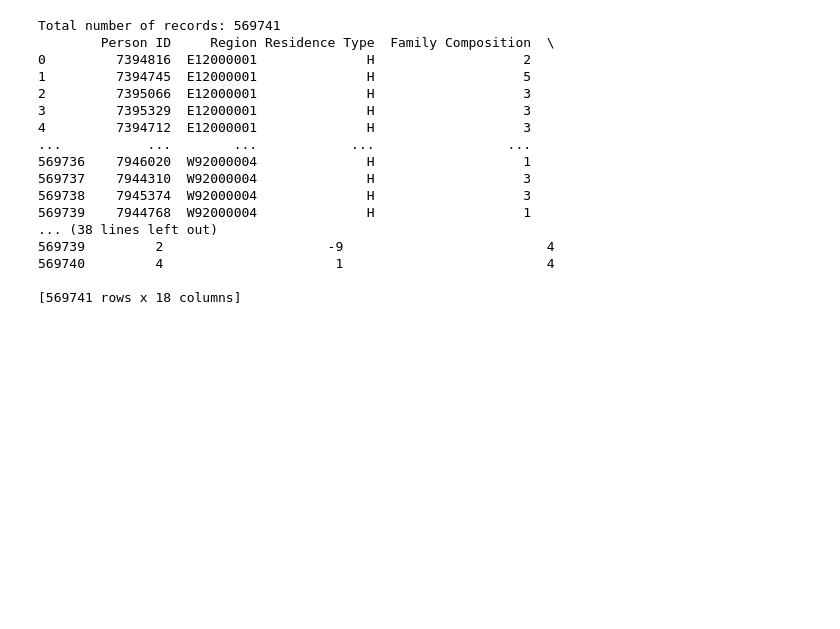
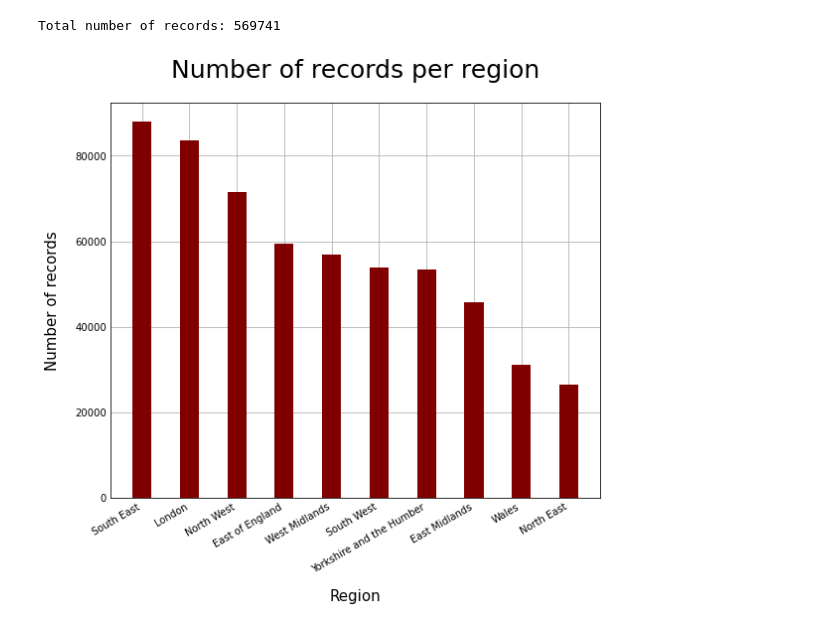
Before and after one commit to b0mbastik/PythonP2, a Jupyter notebook: analysis.ipynb, the cells around one changed output. Drawn from its saved outputs; the diff is of its cells as text; code cells hidden in the pictures; blank space fills up the shorter version.

```diff
--- a/analysis.ipynb
+++ b/analysis.ipynb
@@ -1,33 +1,43 @@
 # %%
 import pandas as pd
 import matplotlib.pyplot as plt
+import numpy as np
+import json
 
 df = pd.read_csv('refined_census2011.csv')
 
 plt.style.use('_mpl-gallery')
+plt.rcParams['legend.title_fontsize'] = 'xx-large'
 
 total_records = len(df)
 
 print("Total number of records:", total_records)
 
-print(df)
+#print (df)
+
+vf = pd.read_csv('census_variables.csv')
+
+#print (vf)
 # %% [output]
 Total number of records: 569741
-        Person ID     Region Residence Type  Family Composition  \
-0         7394816  E12000001              H                   2
-1         7394745  E12000001              H                   5
-2         7395066  E12000001              H                   3
-3         7395329  E12000001              H                   3
-4         7394712  E12000001              H                   3
-...           ...        ...            ...                 ...
-569736    7946020  W92000004              H                   1
-569737    7944310  W92000004              H                   3
-569738    7945374  W92000004              H                   3
-569739    7944768  W92000004              H                   1
-... (38 lines left out)
-569739         2                     -9                          4
-569740         4                      1                          4
-
-[569741 rows x 18 columns]
+# %%
+fig, ax = plt.subplots()
+codes = np.sort(df.Region.unique())
+regions = dict(zip(codes, vf.Region.dropna()))
+sorted_regions = json.loads(df.Region.value_counts().to_json())
+regionArr = []
+for k in sorted_regions.keys():
+    regionArr.append(regions[k])
+
+ax.bar(np.array(regionArr), np.array([*sorted_regions.values()]), color ='maroon', width = 0.4)
+plt.xlabel('Region', fontsize=15, labelpad=15)
+plt.ylabel('Number of records', fontsize=15, labelpad=15)
+fig.set_figwidth(7)
+fig.set_figheight(7)
+fig.autofmt_xdate()
+ax.set_title("Number of records per region", pad=25, fontsize=25)
+plt.show()
+# %% [output]
+[figure, added]
 # %%
 fig, ax = plt.subplots()
```
Also changed, not shown: parts of 6 cells of this notebook, 1 other file.
